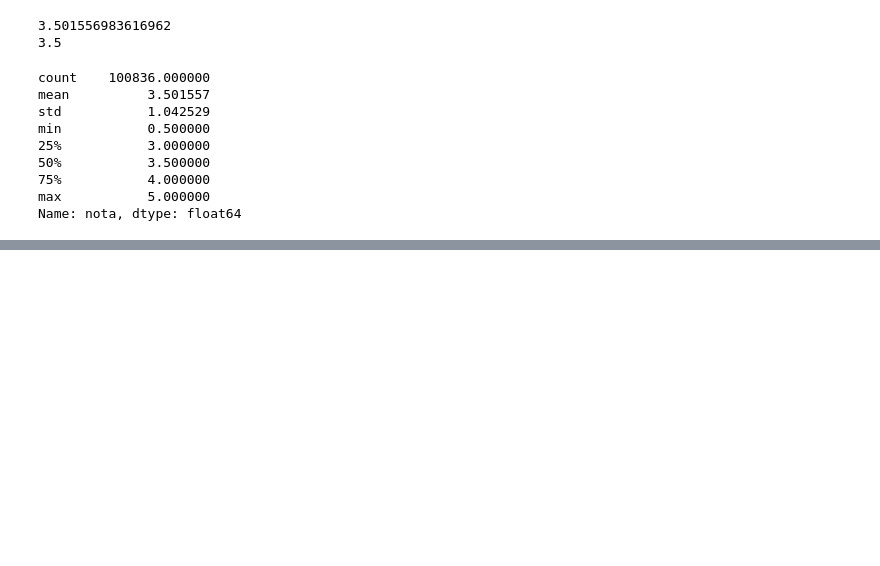
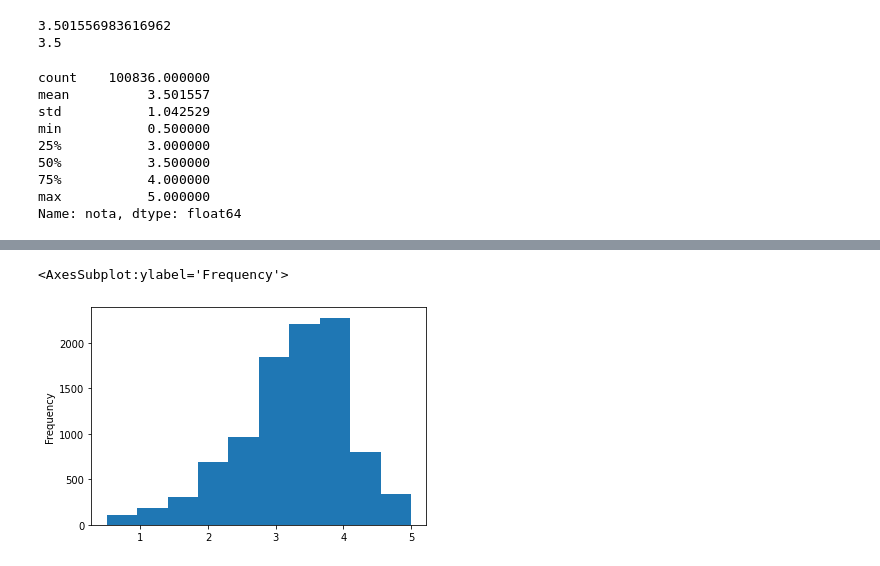
Before and after one commit to edupiorini/alura-data-science, a Jupyter notebook: Aula0.ipynb, the cells around one changed output, grey strips where cells are left out. Drawn from its saved outputs; the diff is of its cells as text; code cells hidden in the pictures; blank space fills up the shorter version.

```diff
--- a/Aula0.ipynb
+++ b/Aula0.ipynb
@@ -3,6 +5,6 @@
 # %%
 import pandas as pd
-notas = pd.read_csv ('ratings.csv')
+notas = pd.read_csv ('/home/eduardopiorini/Documentos/Alura/data-science/alura-data-science/ratings.csv')
 notas.head()
 # %% [output]
 |  | userId | movieId | rating | timestamp |
@@ -113,0 +169,4 @@ sns.boxplot(notas.nota)
+# %%
+#Agrupando dados da coluna filmeId
+medias_por_filme = notas.groupby("filmeId").mean().nota
+medias_por_filme.head()
@@ -113,0 +181,5 @@ sns.boxplot(notas.nota)
+# %%
+medias_por_filme.plot(kind = 'hist')
+# %% [output]
+<AxesSubplot:ylabel='Frequency'>
+[figure, added]
```
Also changed, not shown: parts of 15 cells of this notebook, 1 other file.
